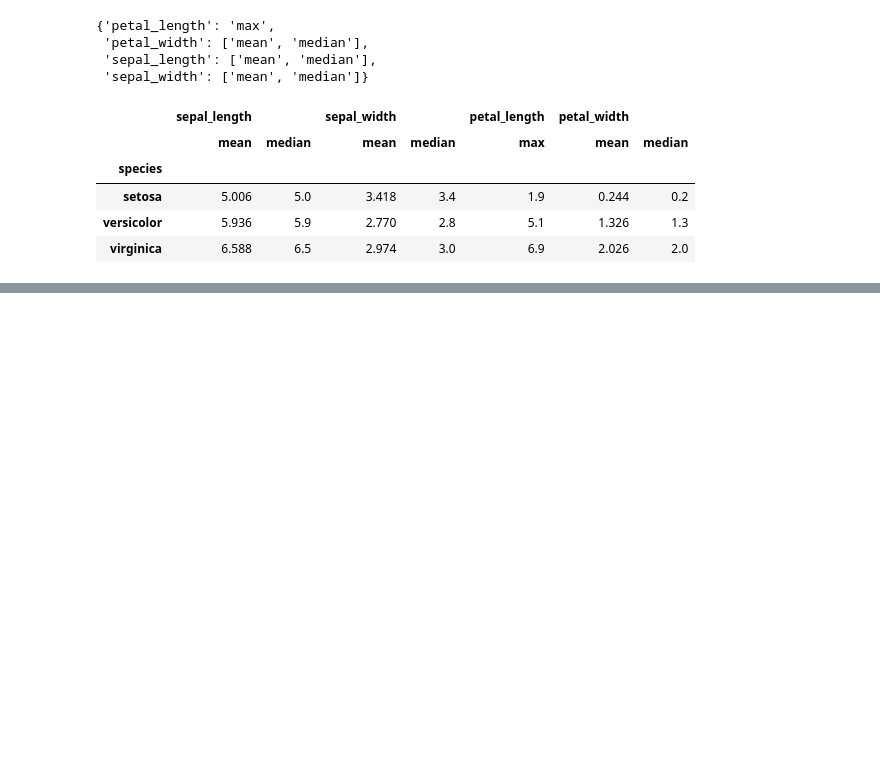
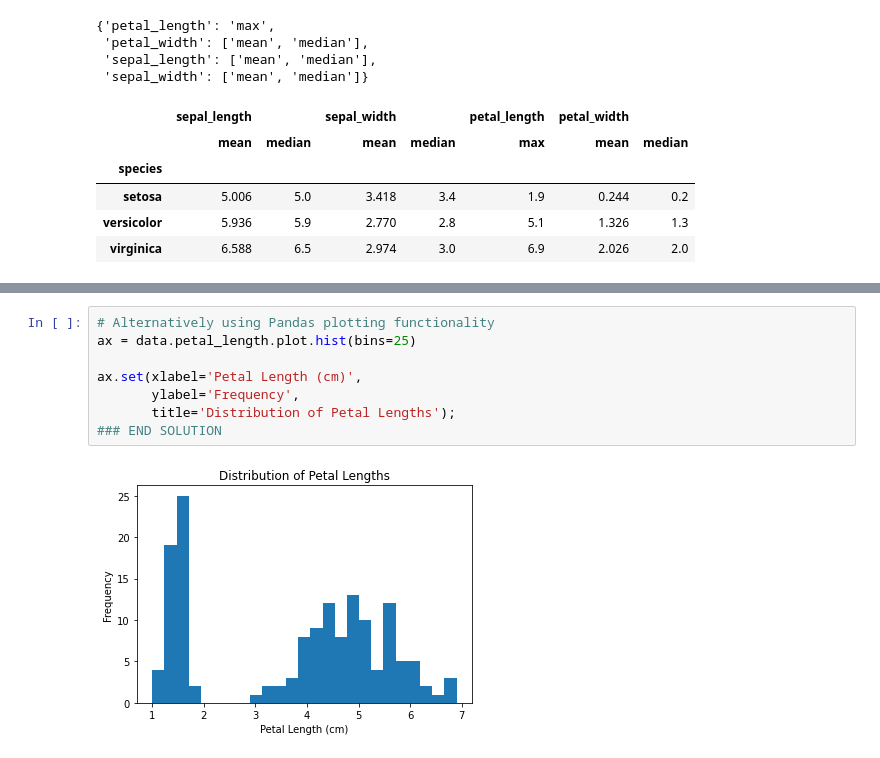
Before and after one commit to MamaMoh/Role_based_login_system, a Jupyter notebook: datacleaning.ipynb, the cells around one changed output, grey strips where cells are left out. Drawn from its saved outputs; the diff is of its cells as text; blank space fills up the shorter version.

```diff
--- a/datacleaning.ipynb
+++ b/datacleaning.ipynb
@@ -167,0 +196,10 @@ data.groupby('species').agg(agg_dict)
+# %%
+# Alternatively using Pandas plotting functionality
+ax = data.petal_length.plot.hist(bins=25)
+
+ax.set(xlabel='Petal Length (cm)',
+       ylabel='Frequency',
+       title='Distribution of Petal Lengths');
+### END SOLUTION
+# %% [output]
+[figure, added]
```
Also changed, not shown: parts of 9 cells of this notebook.
